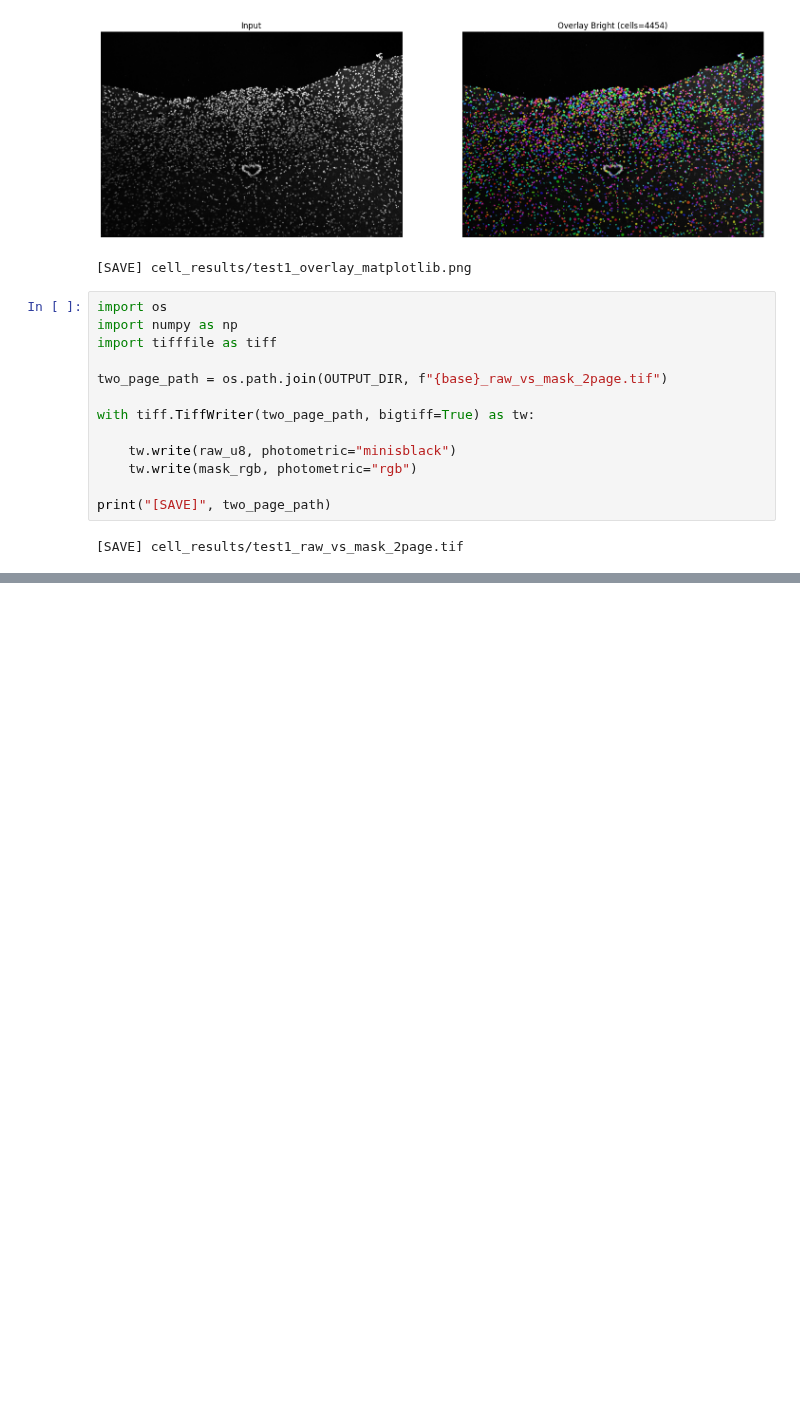
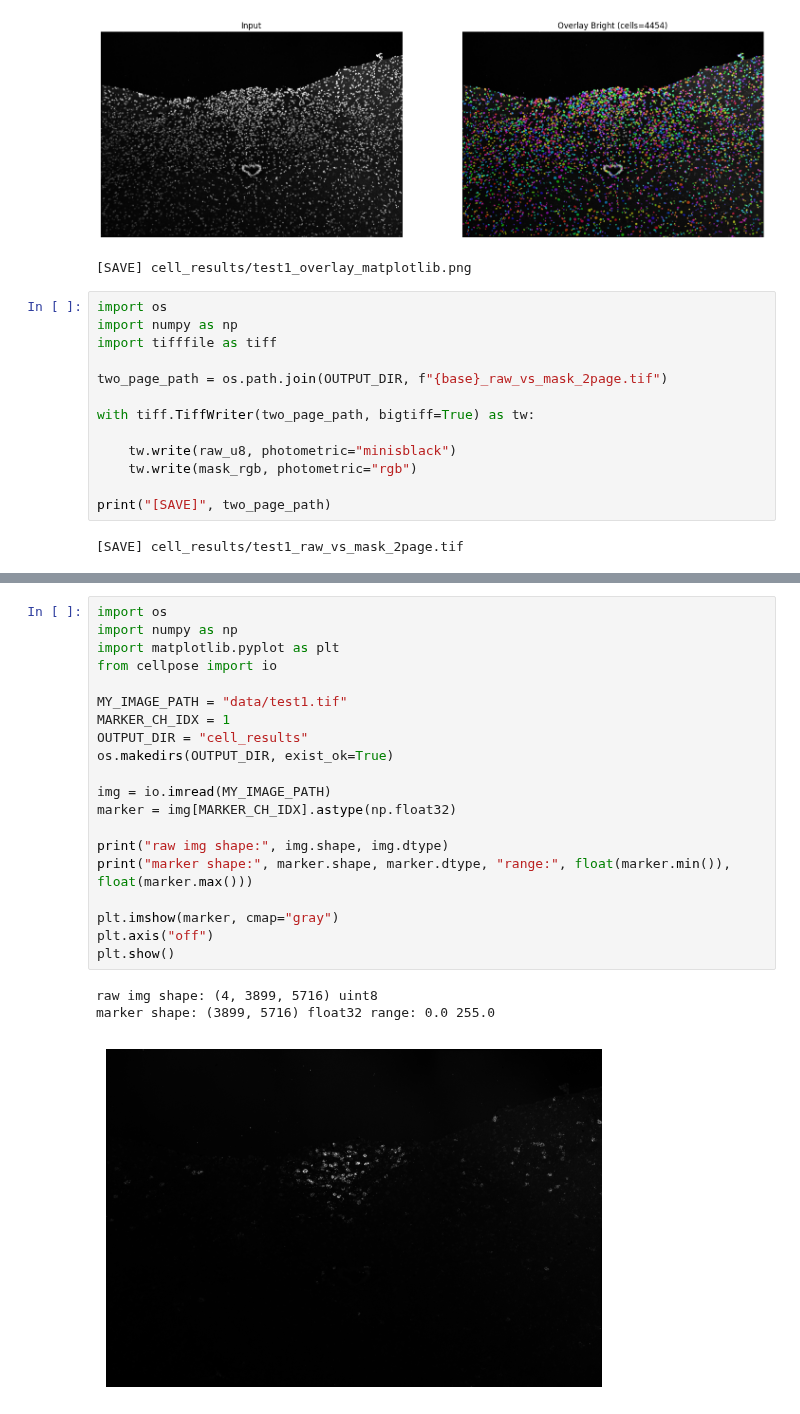
Before and after one commit to AllenWn/cocofluo, a Jupyter notebook: pipeline/cocofluo.ipynb, the cells around one changed output, grey strips where cells are left out. Saved outputs shown, nothing was run; the diff lists cells and outputs as text; blank space fills up the shorter version.

Commit message:
add marker extract logic

```diff
--- a/pipeline/cocofluo.ipynb
+++ b/pipeline/cocofluo.ipynb
@@ -273,0 +280,24 @@ print("[SAVE]", two_page_path)
+# %%
+import os
+import numpy as np
+import matplotlib.pyplot as plt
+from cellpose import io
+
+MY_IMAGE_PATH = "data/test1.tif"
+MARKER_CH_IDX = 1
+OUTPUT_DIR = "cell_results"
+os.makedirs(OUTPUT_DIR, exist_ok=True)
+
+img = io.imread(MY_IMAGE_PATH)
+marker = img[MARKER_CH_IDX].astype(np.float32)
+
+print("raw img shape:", img.shape, img.dtype)
+print("marker shape:", marker.shape, marker.dtype, "range:", float(marker.min()), float(marker.max()))
+
+plt.imshow(marker, cmap="gray")
+plt.axis("off")
+plt.show()
+# %% [output]
+raw img shape: (4, 3899, 5716) uint8
+marker shape: (3899, 5716) float32 range: 0.0 255.0
+[figure, added]
```
Also changed, not shown: parts of 9 cells of this notebook, 4 other files.
